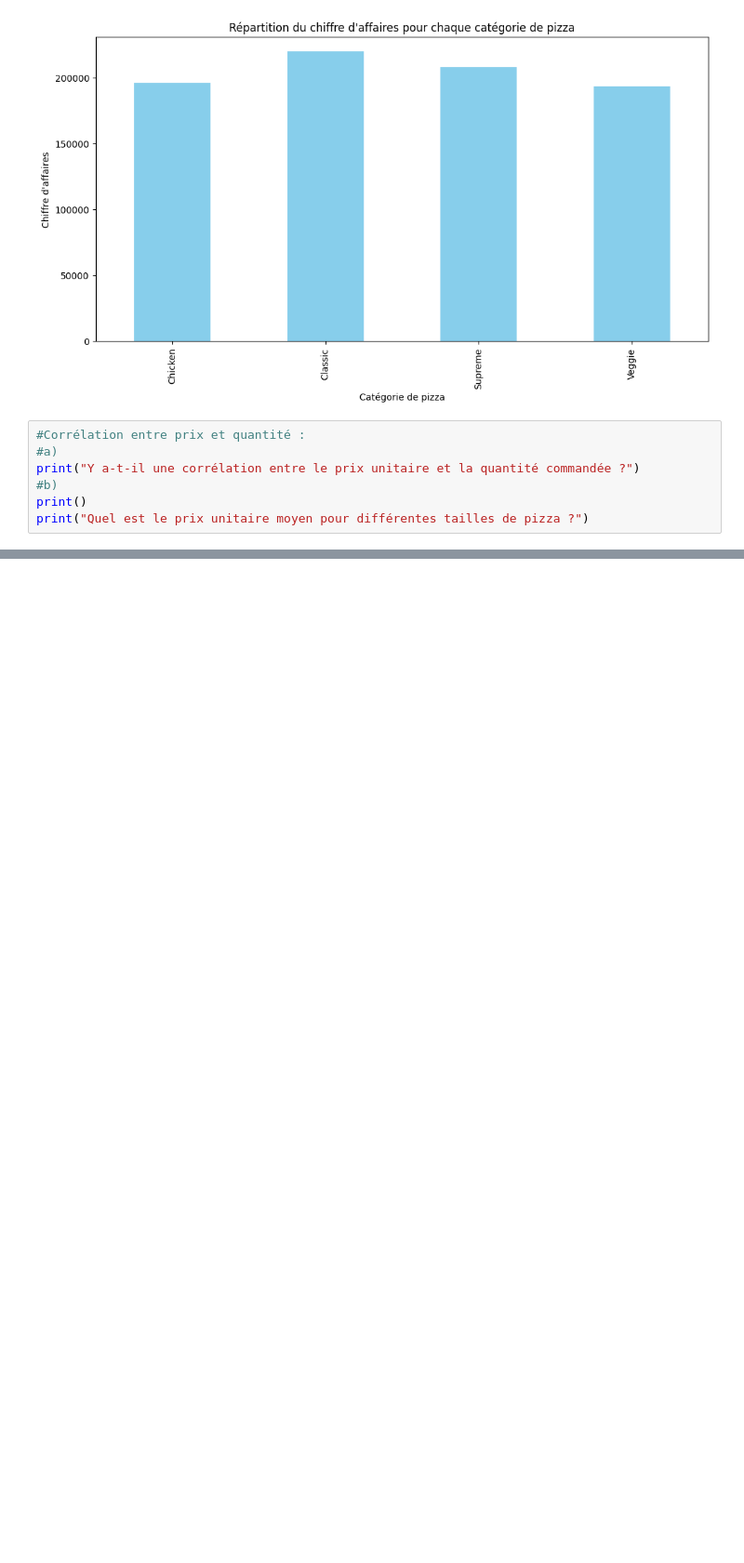
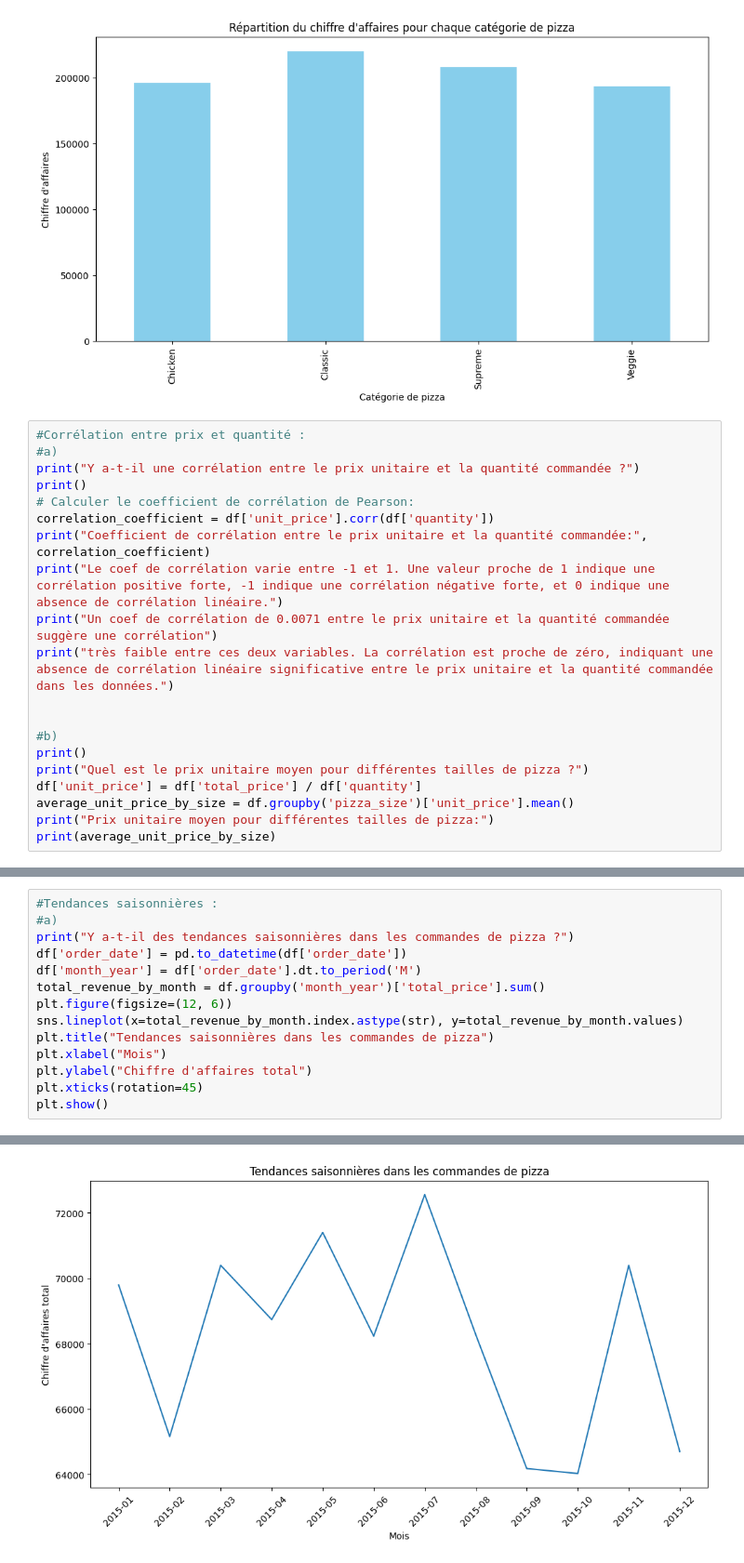
Before and after one commit to Aimen-prog/pizzaiojo, a Jupyter notebook: pizzaiolo.ipynb, the cells around one changed output, grey strips where cells are left out. Shown at 93% size. Drawn from its saved outputs; the diff is of its cells as text; blank space fills up the shorter version.

```diff
--- a/pizzaiolo.ipynb
+++ b/pizzaiolo.ipynb
@@ -394,6 +419,19 @@ Text(0, 0.5, "Chiffre d'affaires")
 #Corrélation entre prix et quantité :
 #a)
 print("Y a-t-il une corrélation entre le prix unitaire et la quantité commandée ?")
+print()
+# Calculer le coefficient de corrélation de Pearson:
+correlation_coefficient = df['unit_price'].corr(df['quantity'])
+print("Coefficient de corrélation entre le prix unitaire et la quantité commandée:", correlation_coefficient)
+print("Le coef de corrélation varie entre -1 et 1. Une valeur proche de 1 indique une corrélation positive forte, -1 indique une corrélation négative forte, et 0 indique une absence de corrélation linéaire.")
+print("Un coef de corrélation de 0.0071 entre le prix unitaire et la quantité commandée suggère une corrélation")
+print("très faible entre ces deux variables. La corrélation est proche de zéro, indiquant une absence de corrélation linéaire significative entre le prix unitaire et la quantité commandée dans les données.")
+
+
 #b)
 print()
 print("Quel est le prix unitaire moyen pour différentes tailles de pizza ?")
+df['unit_price'] = df['total_price'] / df['quantity']
+average_unit_price_by_size = df.groupby('pizza_size')['unit_price'].mean()
+print("Prix unitaire moyen pour différentes tailles de pizza:")
+print(average_unit_price_by_size)
@@ -399,0 +454,15 @@ print("Quel est le prix unitaire moyen pour différentes tailles de pizza ?")
+# %%
+#Tendances saisonnières :
+#a)
+print("Y a-t-il des tendances saisonnières dans les commandes de pizza ?")
+df['order_date'] = pd.to_datetime(df['order_date'])
+df['month_year'] = df['order_date'].dt.to_period('M')
+total_revenue_by_month = df.groupby('month_year')['total_price'].sum()
+plt.figure(figsize=(12, 6))
+sns.lineplot(x=total_revenue_by_month.index.astype(str), y=total_revenue_by_month.values)
+plt.title("Tendances saisonnières dans les commandes de pizza")
+plt.xlabel("Mois")
+plt.ylabel("Chiffre d'affaires total")
+plt.xticks(rotation=45)
+plt.show()
+# %% [output]
@@ -399,0 +470 @@ print("Quel est le prix unitaire moyen pour différentes tailles de pizza ?")
+[figure, added]
```
Also changed, not shown: parts of 7 cells of this notebook.
